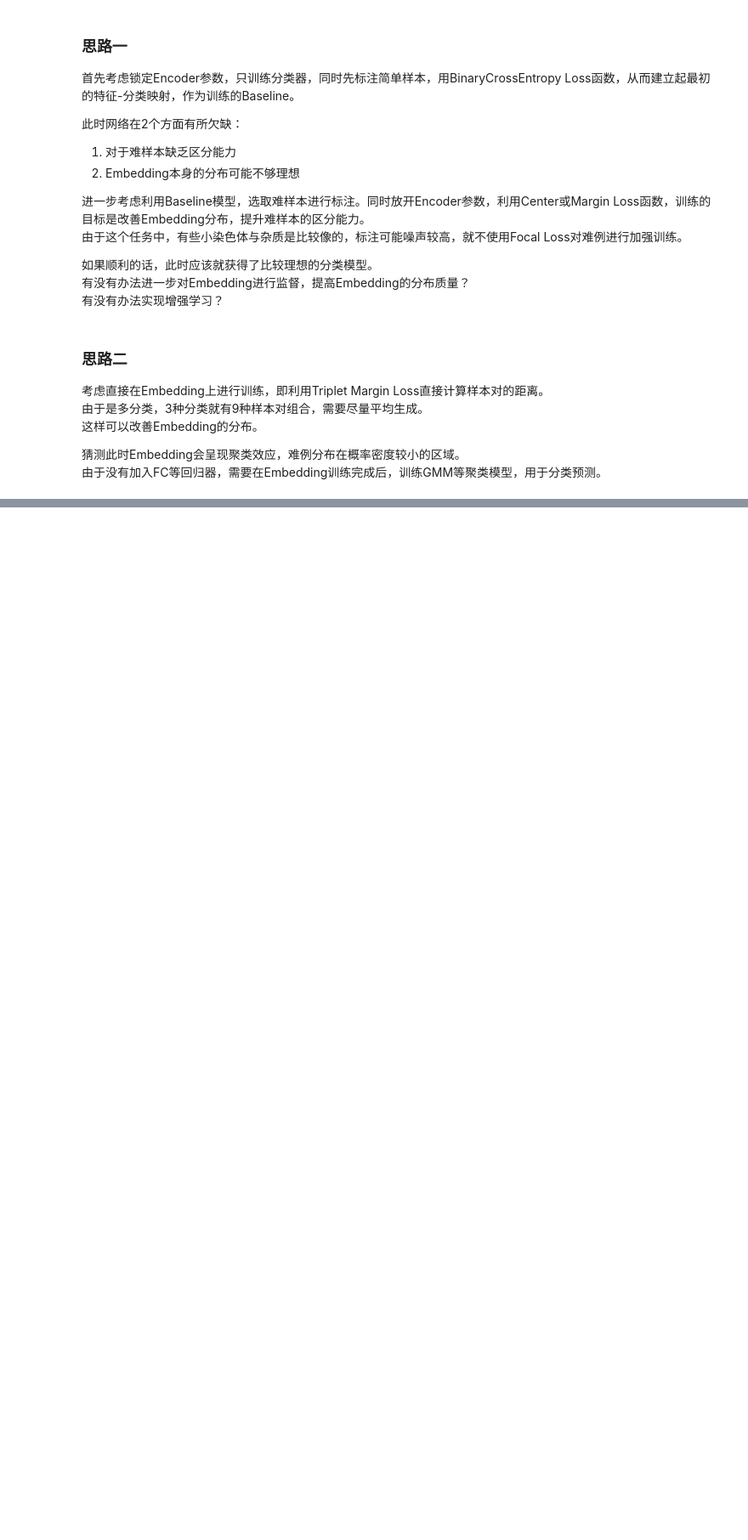
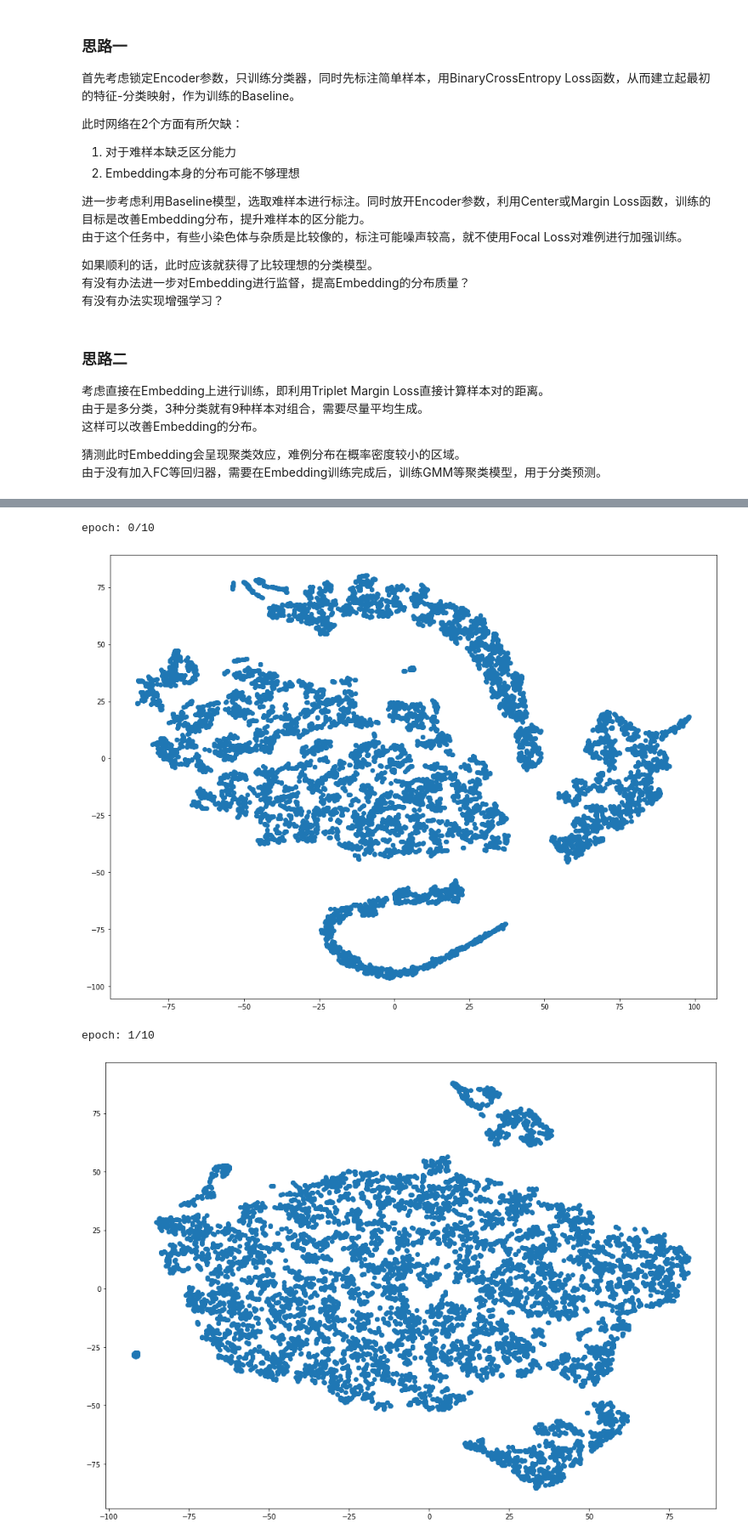
Before and after one commit to xiedidan/chromosome-classifier, a Jupyter notebook: classifier.ipynb, the cells around one changed output, grey strips where cells are left out. Shown at 85% size. Saved outputs shown, nothing was run; the diff lists cells and outputs as text; code cells hidden in the pictures; blank space fills up the shorter version.

```diff
--- a/classifier.ipynb
+++ b/classifier.ipynb
@@ -198,13 +208,14 @@ model = model.to(device)
 learning_rate = 1e-3
 weight_decay = 1e-5
 
-criterion = nn.TripletMarginLoss(margin=30.)
+criterion = nn.TripletMarginLoss(margin=5.)
 optimizer = torch.optim.Adam(model.parameters(), lr=learning_rate, weight_decay=weight_decay)
+# %%
+train_id = 1
+epoches = 200
 # %%
 # train
 
-train_id = 1
-epoches = 10
 iter_count = len(triplet_loader)
 
 writer = SummaryWriter()
@@ -258,0 +323,7 @@ epoch: 10/10
+# %%
+def draw_2d(embed):
+    x, y = embed.transpose()
+
+    fig=plt.figure(figsize=(16,12))
+    plt.scatter(x, y)
+    plt.show()
@@ -258,0 +379,37 @@ epoch: 10/10
+# %%
+for epoch in range(epoches):
+    print('epoch: {}/{}'.format(epoch, epoches))
+
+    model.load_state_dict(torch.load('./models/EmbeddingNet-{}-{}.pth'.format(train_id, epoch)))
+
+    with torch.no_grad():
+        # get epoch logits
+        epoch_logits = []
+
+        with tqdm(total=len(loader), file=sys.stdout) as pbar:
+            for imgs in loader:
+                imgs = imgs.cuda()
+
+                logits = model(imgs)
+                logits = logits.detach().cpu()
+
+                epoch_logits.append(logits)
+
+                pbar.update(1)
+
+            epoch_logits = torch.cat(epoch_logits)
+
+            # pca
+            #pca = PCA(n_components=2)
+            #pca_logits = pca.fit_transform(epoch_logits)
+
+            # tsne
+            tsne_logits = TSNE(n_components=2).fit_transform(epoch_logits)
+
+            # draw
+            draw_2d(tsne_logits)
+# %% [output]
+epoch: 0/10
+[figure, added]
+epoch: 1/10
+[figure, added]
```
Also changed, not shown: parts of 10 cells of this notebook, 1 other file.
